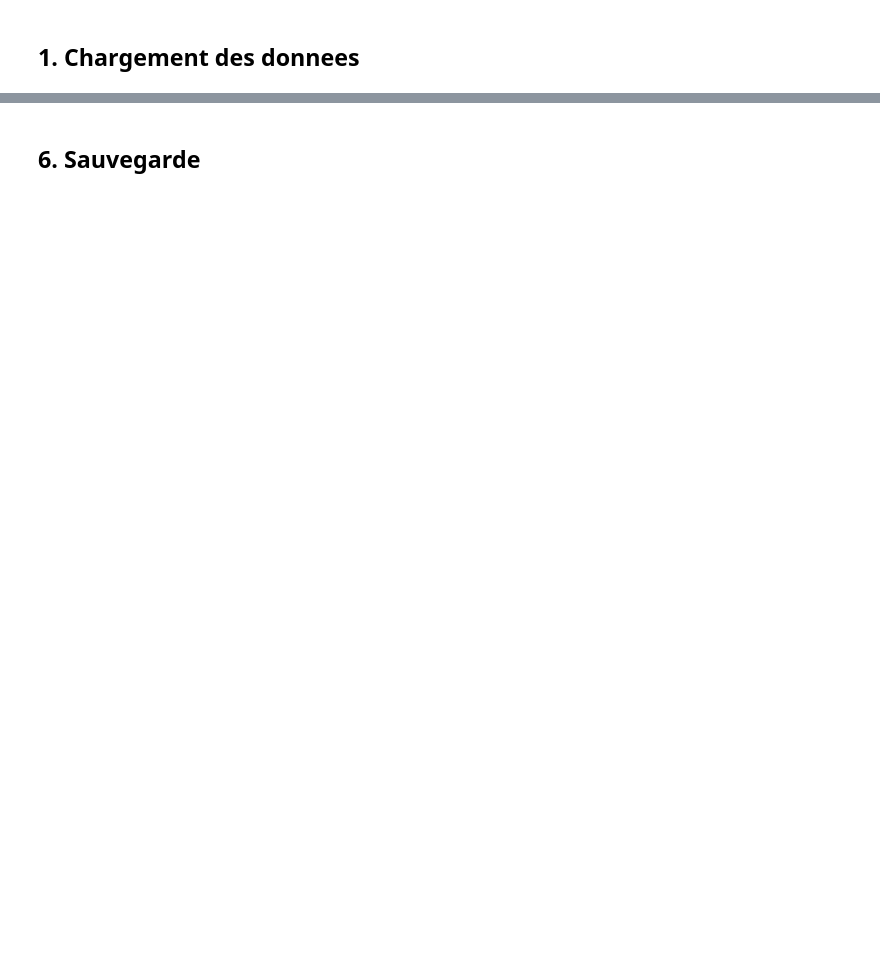
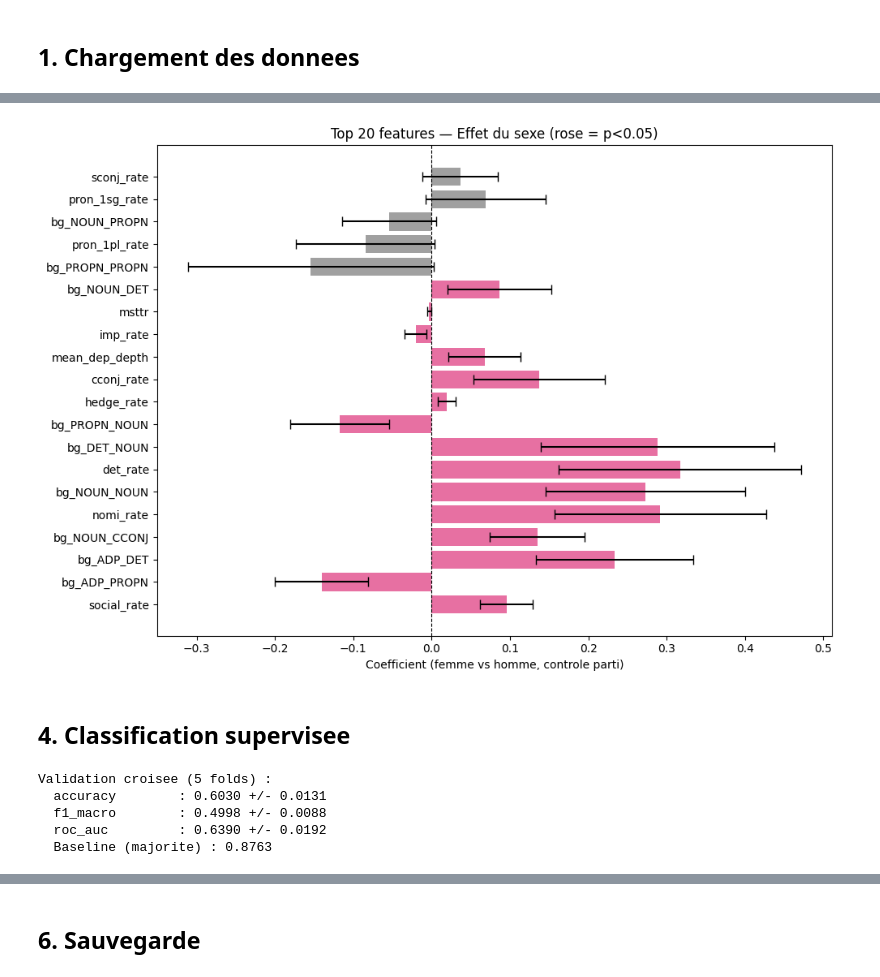
Before and after one commit to josiepierr/MLP-for-NLP-Gender-Classification, a Jupyter notebook: notebooks/04_style_gender.ipynb, the cells around one changed output, grey strips where cells are left out. Cells and saved outputs as stored; diff of their text form; code cells hidden in the pictures; blank space fills up the shorter version.

```diff
--- a/notebooks/04_style_gender.ipynb
+++ b/notebooks/04_style_gender.ipynb
@@ -326,0 +265,21 @@ print(f"  Baseline (majorite) : {baseline_acc:.3f}")
+# %%
+df_reg = df_gendered.copy()
+df_reg["sexe_bin"] = (df_reg["titulaire-sexe"] == "femme").astype(int)
+df_reg.columns = df_reg.columns.str.replace(r"[^a-zA-Z0-9_]", "_", regex=True)
+reg_results = []
+for feat in STYLE_FEATURES:
+    feat_safe = feat.replace("-","_")
+    try:
+        model = smf.ols(f"{feat_safe} ~ sexe_bin + C(titulaire_soutien_simplifie)", data=df_reg).fit()
+        coef  = model.params["sexe_bin"]
+        pval  = model.pvalues["sexe_bin"]
+        ci_l, ci_h = model.conf_int().loc["sexe_bin"]
+        reg_results.append({"feature": feat, "coef_sexe": coef,
+                            "ci_low": ci_l, "ci_high": ci_h,
+                            "p_value": pval, "r2": model.rsquared,
+                            "significant": pval < 0.05})
+    except: pass
+df_reg_res = pd.DataFrame(reg_results).sort_values("p_value")
+n_sig_ols  = df_reg_res["significant"].sum()
+print(f"Features significatives apres controle parti : {n_sig_ols} / {len(STYLE_FEATURES)}")
+display(df_reg_res.head(15).round(4))
@@ -326,0 +304,36 @@ print(f"  Baseline (majorite) : {baseline_acc:.3f}")
+# %%
+top20 = df_reg_res.head(20)
+colors = ["#E24C8B" if s else "#888888" for s in top20["significant"]]
+fig, ax = plt.subplots(figsize=(10, 7))
+ax.barh(top20["feature"], top20["coef_sexe"], color=colors, alpha=0.8)
+ax.errorbar(top20["coef_sexe"], top20["feature"],
+            xerr=[top20["coef_sexe"]-top20["ci_low"], top20["ci_high"]-top20["coef_sexe"]],
+            fmt="none", color="black", capsize=4, lw=1.5)
+ax.axvline(0, color="black", lw=0.8, linestyle="--")
+ax.set_xlabel("Coefficient (femme vs homme, controle parti)")
+ax.set_title("Top 20 features — Effet du sexe (rose = p<0.05)")
+plt.tight_layout()
+plt.savefig(FIGURES_DIR / "04_style_regression_coefs.png", dpi=150, bbox_inches="tight")
+plt.show()
+# %% [output]
+[figure, added]
+# %% [markdown]
+## 4. Classification supervisee
+# %%
+X = df_gendered[STYLE_FEATURES].values
+y = (df_gendered["titulaire-sexe"] == "femme").astype(int).values
+clf = Pipeline([("scaler", StandardScaler()),
+                ("lr", LogisticRegression(class_weight="balanced", max_iter=1000, random_state=42))])
+cv  = StratifiedKFold(n_splits=5, shuffle=True, random_state=42)
+print("Validation croisee (5 folds) :")
+for metric in ("accuracy", "f1_macro", "roc_auc"):
+    scores = cross_val_score(clf, X, y, cv=cv, scoring=metric)
+    print(f"  {metric:15s} : {scores.mean():.4f} +/- {scores.std():.4f}")
+baseline_acc = (y == 0).mean()
+print(f"  Baseline (majorite) : {baseline_acc:.4f}")
+# %% [output]
+Validation croisee (5 folds) :
+  accuracy        : 0.6030 +/- 0.0131
+  f1_macro        : 0.4998 +/- 0.0088
+  roc_auc         : 0.6390 +/- 0.0192
+  Baseline (majorite) : 0.8763
```
Also changed, not shown: parts of 37 cells of this notebook.
